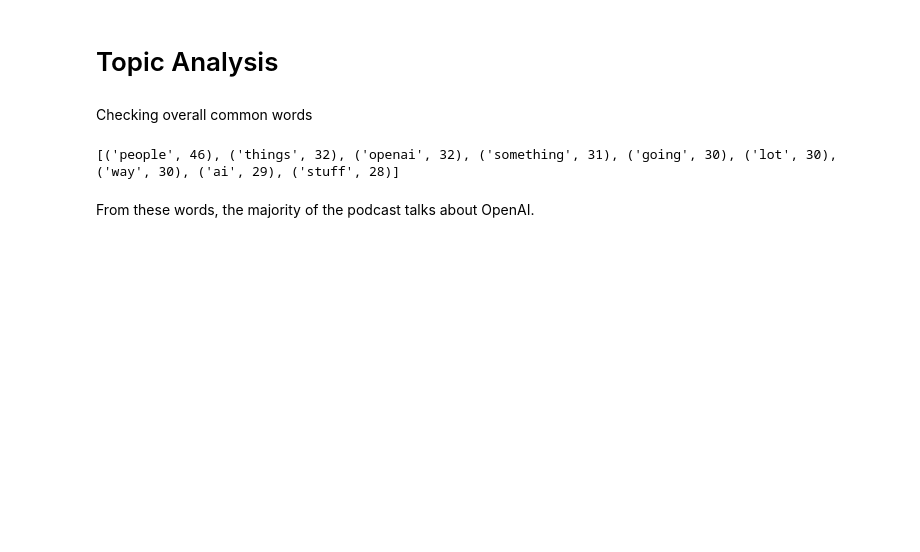
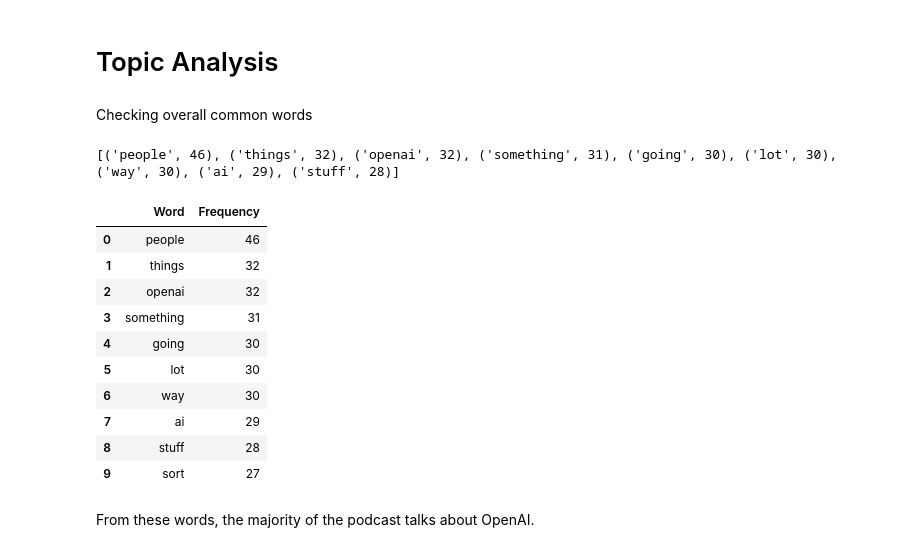
Before and after one commit to tijesu24/Vergecast-NLP, a Jupyter notebook: analysis.ipynb, the cells around one changed output. Cells and saved outputs as stored; diff of their text form; code cells hidden in the pictures; blank space fills up the shorter version.

```diff
--- a/analysis.ipynb
+++ b/analysis.ipynb
@@ -272,6 +286,20 @@ BoW = Counter(alpha_no_stopwords)
 print(BoW.most_common(9))
 # %% [output]
 [('people', 46), ('things', 32), ('openai', 32), ('something', 31), ('going', 30), ('lot', 30), ('way', 30), ('ai', 29), ('stuff', 28)]
+# %%
+pd.DataFrame((BoW.most_common(10)), columns=['Word', 'Frequency'])
+# %% [output]
+|  | Word | Frequency |
+| 0 | people | 46 |
+| 1 | things | 32 |
+| 2 | openai | 32 |
+| 3 | something | 31 |
+| 4 | going | 30 |
+| 5 | lot | 30 |
+| 6 | way | 30 |
+| 7 | ai | 29 |
+| 8 | stuff | 28 |
+| 9 | sort | 27 |
 # %% [markdown]
 From these words, the majority of the podcast talks about OpenAI.
 # %%
```
Also changed, not shown: parts of 6 cells of this notebook.
